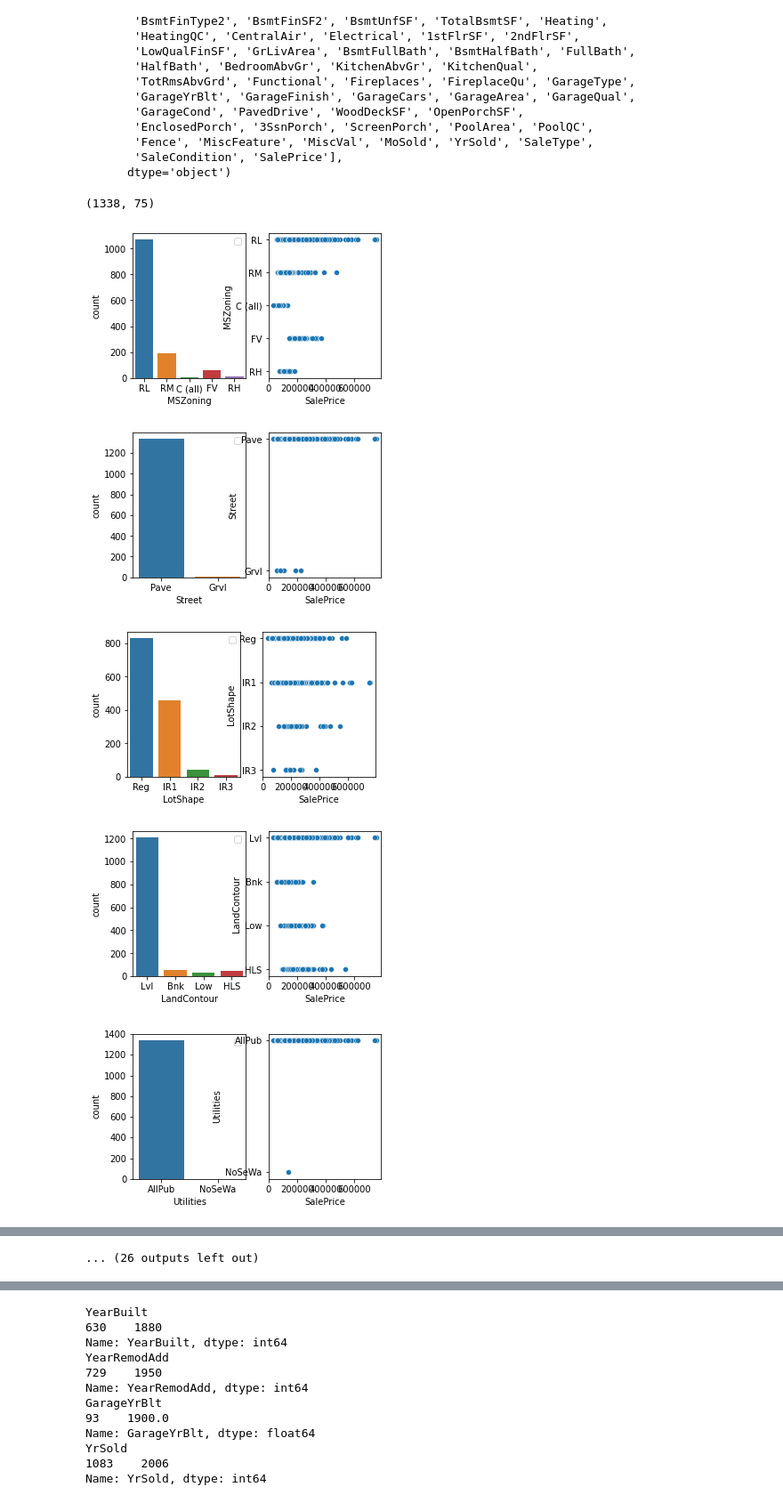
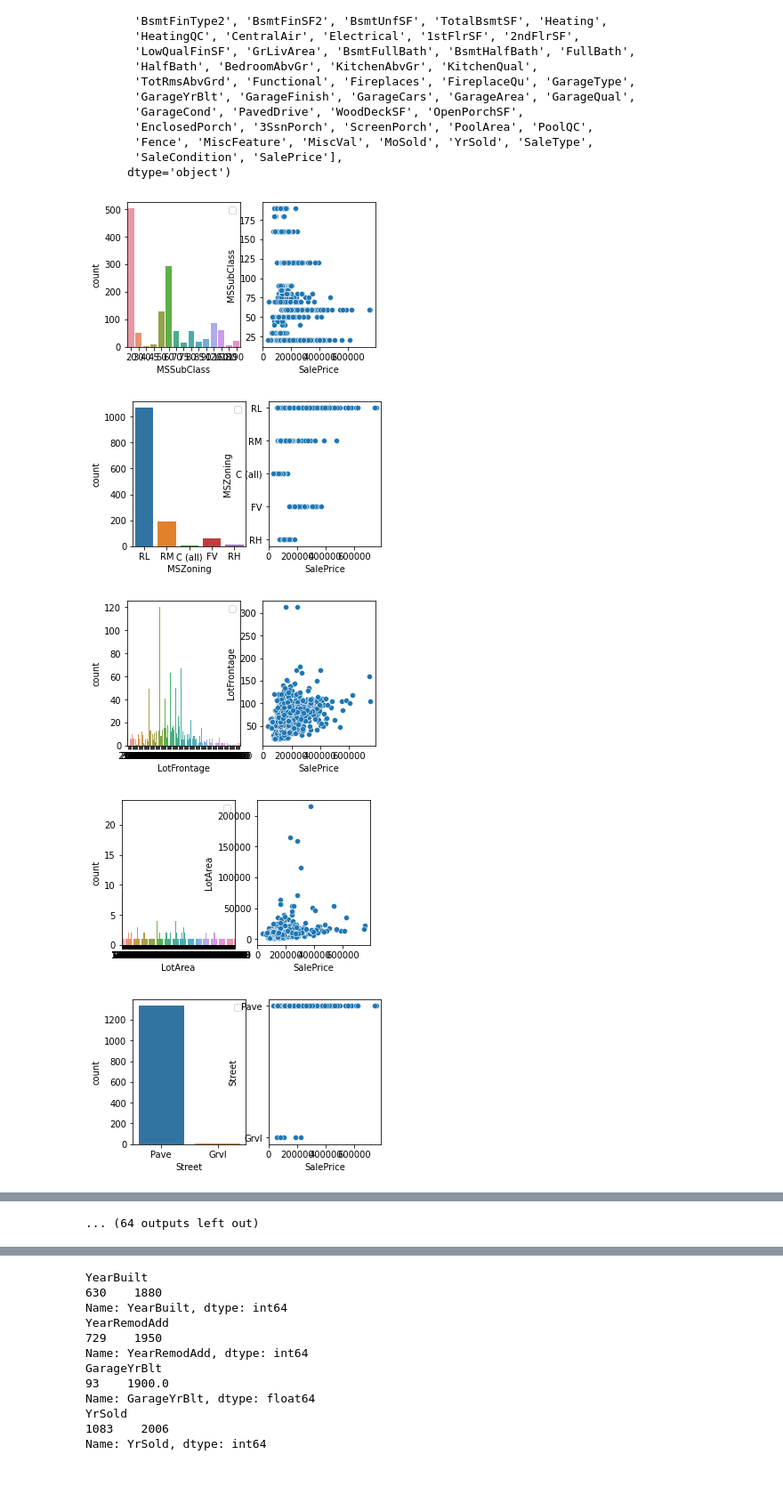
Before and after one commit to pravirpolly/House-Prices, a Jupyter notebook: data.ipynb, the cells around one changed output, grey strips where cells are left out. Shown at 89% size. Saved outputs shown, nothing was run; the diff lists cells and outputs as text; code cells hidden in the pictures; blank space fills up the shorter version.

```diff
--- a/data.ipynb
+++ b/data.ipynb
@@ -59,0 +60,2 @@ sns.distplot(df['SalePrice'])
+# %%
+df = df.drop(columns= ['Id', 'PoolQC', 'MiscFeature', 'Alley', 'Fence'])
@@ -78,5 +88,3 @@ Index(['Id', 'MSSubClass', 'MSZoning', 'LotFrontage', 'LotArea', 'Street',
        'Fence', 'MiscFeature', 'MiscVal', 'MoSold', 'YrSold', 'SaleType',
        'SaleCondition', 'SalePrice'],
       dtype='object')
-# %%
-df = df.drop(columns= ['Id', 'PoolQC', 'MiscFeature', 'Alley', 'Fence', 'FireplaceQu'])
@@ -87,25 +91,30 @@ df.dropna(subset = ['GarageYrBlt', 'GarageCond', 'GarageType', 'GarageFinish', '
-# %%
-df.shape
-# %% [output]
-(1338, 75)
 # %%
-columns_string = ['MSZoning', 'Street', 'LotShape', 'LandContour', 'Utilities', 'LotConfig','LandSlope',
-                    'Neighborhood', 'Condition1', 'Condition2', 'BldgType', 'HouseStyle', 'RoofStyle',
-                    'RoofMatl', 'Exterior1st', 'Exterior2nd', 'MasVnrType', 'ExterQual', 'ExterCond',
-                    'Foundation','BsmtQual', 'BsmtCond','BsmtExposure', 'BsmtFinType1', 'BsmtFinType2',
-                    'Heating', 'HeatingQC',	'CentralAir', 'Electrical', 'KitchenQual', 'Functional',
-                    'GarageType','GarageFinish', 'GarageQual', 'GarageCond', 'PavedDrive', 'SaleType',
-                    'SaleCondition']
-for string in columns_string:
+columns = ['MSSubClass', 'MSZoning', 'LotFrontage', 'LotArea', 'Street',
+            'LotShape', 'LandContour', 'Utilities', 'LotConfig', 'LandSlope',
+            'Neighborhood', 'Condition1', 'Condition2', 'BldgType', 'HouseStyle',
+            'OverallQual', 'OverallCond', 'YearBuilt', 'YearRemodAdd', 'RoofStyle',
+            'RoofMatl', 'Exterior1st', 'Exterior2nd', 'MasVnrType', 'MasVnrArea',
+            'ExterQual', 'ExterCond', 'Foundation', 'BsmtQual', 'BsmtCond',
+            'BsmtExposure', 'BsmtFinType1', 'BsmtFinSF1', 'BsmtFinType2',
+            'BsmtFinSF2', 'BsmtUnfSF', 'TotalBsmtSF', 'Heating', 'HeatingQC',
+            'CentralAir', 'Electrical', '1stFlrSF', '2ndFlrSF', 'LowQualFinSF',
+            'GrLivArea', 'BsmtFullBath', 'BsmtHalfBath', 'FullBath', 'HalfBath',
+            'BedroomAbvGr', 'KitchenAbvGr', 'KitchenQual', 'TotRmsAbvGrd',
+            'Functional', 'Fireplaces', 'FireplaceQu', 'GarageType', 'GarageYrBlt',
+            'GarageFinish', 'GarageCars', 'GarageArea', 'GarageQual', 'GarageCond',
+            'PavedDrive', 'WoodDeckSF', 'OpenPorchSF', 'EnclosedPorch', '3SsnPorch',
+            'ScreenPorch', 'PoolArea', 'MiscVal', 'MoSold', 'YrSold', 'SaleType',
+            'SaleCondition', 'SalePrice']
+for column in columns:
     plt.figure(figsize=(5,3))
     plt.subplot(1,2,1)
-    plt.legend([string, 'SalePrice'])
-    sns.countplot(df[string])
+    plt.legend([column, 'SalePrice'])
+    sns.countplot(df[column])
     plt.subplot(1,2,2)
-    sns.scatterplot(x='SalePrice', y=string, data=df)
+    sns.scatterplot(x='SalePrice', y=column, data=df)
 # %% [output]
-[figure, old version]
+[figure, new version]
-[figure, old version]
+[figure, new version]
-[figure, old version]
+[figure, new version]
-[figure, old version]
+[figure, new version]
-[figure, old version]
+[figure, new version]
@@ -119,2 +128,2 @@ for string in columns_string:
-... (26 outputs left out)
+... (64 outputs left out)
 # %%
```
Also changed, not shown: parts of 33 cells of this notebook.
